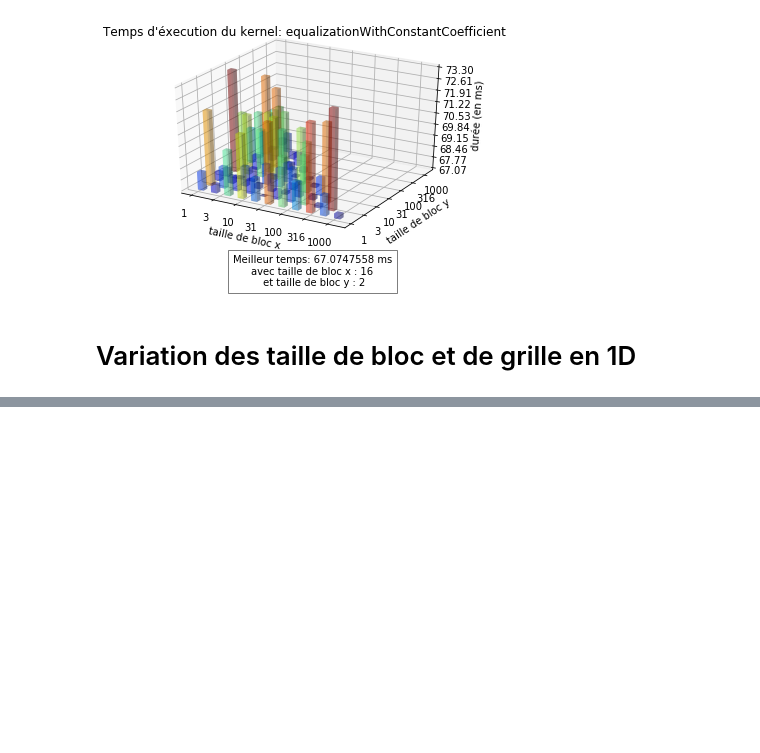
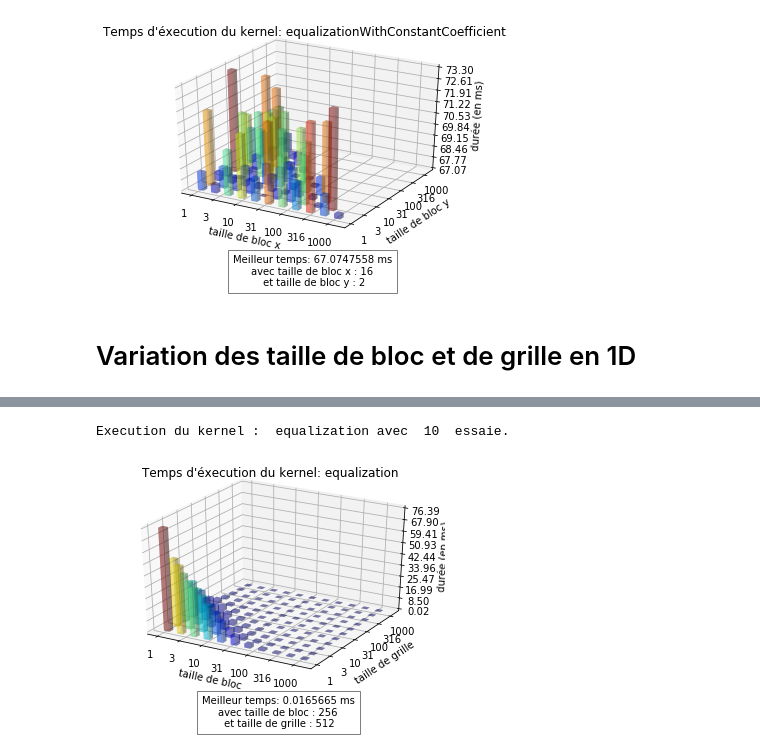
Before and after one commit to Me-k-01/Histogram_equalization, a Jupyter notebook: benchmark.ipynb, the cells around one changed output, grey strips where cells are left out. Cells and saved outputs as stored; diff of their text form; code cells hidden in the pictures; blank space fills up the shorter version.

```diff
--- a/benchmark.ipynb
+++ b/benchmark.ipynb
@@ -355,2 +363,5 @@ testBlocAndGridKernels("repart", KERNEL["repart"][0], nTry)
 # %%
-testBlocAndGridKernels("equalization", KERNEL["equalization"][1], nTry) #
+testBlocAndGridKernels("equalization", nTry) #
+# %% [output]
+Execution du kernel :  equalization avec  10  essaie.
+[figure, added]
```
Also changed, not shown: parts of 10 cells of this notebook, 9 other files.
